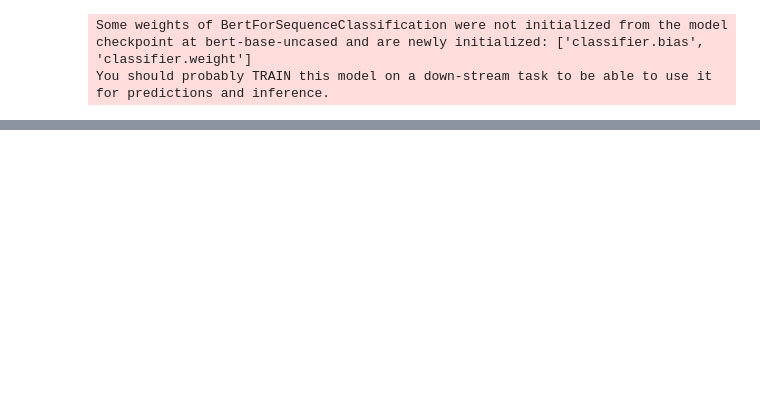
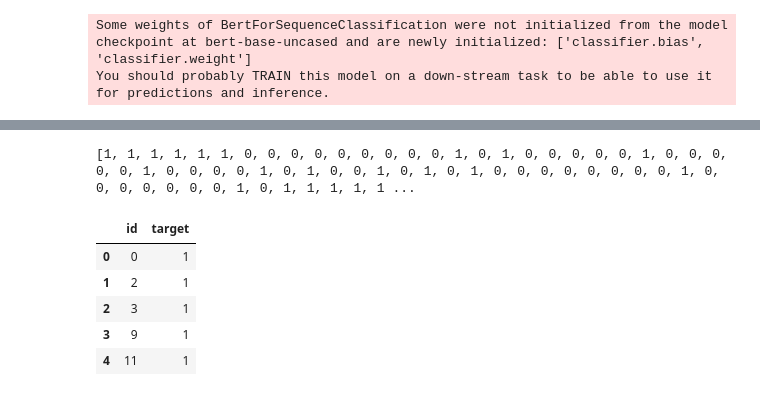
Before and after one commit to dancinoman/nlp-with-disaster, a Jupyter notebook: Bert.ipynb, the cells around one changed output, grey strips where cells are left out. Saved outputs shown, nothing was run; the diff lists cells and outputs as text; code cells hidden in the pictures; blank space fills up the shorter version.

```diff
--- a/Bert.ipynb
+++ b/Bert.ipynb
@@ -106,28 +123,6 @@ print(predictions)
 # %%
 device = torch.device('cuda') if torch.cuda.is_available() else torch.device('cpu')
 torch.cuda.is_available()
-# %%
-# Check if GPU is available
-device = torch.device('cuda') if torch.cuda.is_available() else torch.device('cpu')
-
-# Move the model to the appropriate device
-model.to(device)
-
-# Tokenize the test data
-test = list(df_test['text'])
-test_encodings = tokenizer(test, padding=True, truncation=True, max_length=128, return_tensors='pt')
-
-# Move the input tensors to the same device as the model
-test_encodings = {key: val.to(device) for key, val in test_encodings.items()}
-
-# Model prediction
-outputs = model(**test_encodings)
-
-# Get the predicted classes
-predictions = torch.argmax(outputs.logits, dim=1)
-
-# Output prediction results
-print(predictions)
 # %%
 # Check if GPU is available
 device = torch.device('cuda') if torch.cuda.is_available() else torch.device('cpu')
@@ -155,5 +150,18 @@ for i in range(0, len(df_test['text']), batch_size):
 
 # Output prediction results
 print(predictions)
+# %% [output]
+[1, 1, 1, 1, 1, 1, 0, 0, 0, 0, 0, 0, 0, 0, 0, 1, 0, 1, 0, 0, 0, 0, 0, 1, 0, 0, 0, 0, 0, 1, 0, 0, 0, 0, 1, 0, 1, 0, 0, 1, 0, 1, 0, 1, 0, 0, 0, 0, 0, 0, 0, 0, 1, 0, 0, 0, 0, 0, 0, 0, 1, 0, 1, 1, 1, 1, 1 ...
+# %%
+df_submit = pd.DataFrame({'id': df_test['id'], 'target': predictions})
+df_submit.to_csv('submission_07_09_2024.csv', index=False)
+df_submit.head()
+# %% [output]
+|  | id | target |
+| 0 | 0 | 1 |
+| 1 | 2 | 1 |
+| 2 | 3 | 1 |
+| 3 | 9 | 1 |
+| 4 | 11 | 1 |
 # %%
 """with batch = 8 eval_loss': 0.6313741207122803
```
Also changed, not shown: parts of 5 cells of this notebook, 2 other files.
